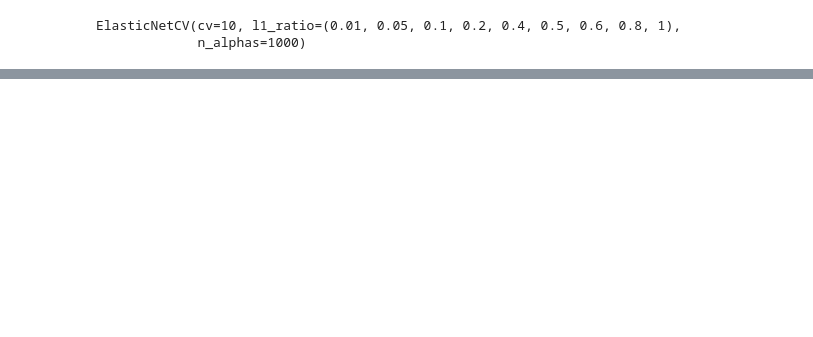
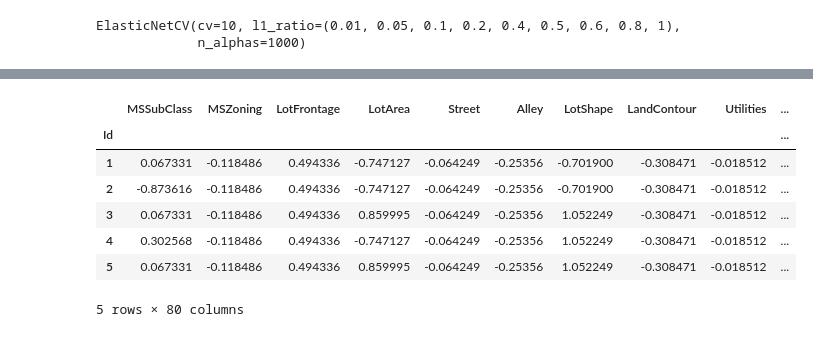
Before and after one commit to brunobou/projet_personnel, a Jupyter notebook: kaggle_house_price/Premiere réponse.ipynb, the cells around one changed output, grey strips where cells are left out. Cells and saved outputs as stored; diff of their text form; code cells hidden in the pictures; blank space fills up the shorter version.

```diff
--- a/kaggle_house_price/Premiere réponse.ipynb
+++ b/kaggle_house_price/Premiere réponse.ipynb
@@ -149,0 +171,13 @@ ValueError: Input contains NaN, infinity or a value too large for dtype('float64
+# %%
+Comp_pred = pd.concat([X_train,X_target_pred])
+# %%
+Comp_pred.head()
+# %% [output]
+|  | MSSubClass | MSZoning | LotFrontage | LotArea | Street | Alley | LotShape | LandContour | Utilities | ... |
+| Id |  |  |  |  |  |  |  |  |  | ... |
+| 1 | 0.067331 | -0.118486 | 0.494336 | -0.747127 | -0.064249 | -0.25356 | -0.701900 | -0.308471 | -0.018512 | ... |
+| 2 | -0.873616 | -0.118486 | 0.494336 | -0.747127 | -0.064249 | -0.25356 | -0.701900 | -0.308471 | -0.018512 | ... |
+| 3 | 0.067331 | -0.118486 | 0.494336 | 0.859995 | -0.064249 | -0.25356 | 1.052249 | -0.308471 | -0.018512 | ... |
+| 4 | 0.302568 | -0.118486 | 0.494336 | -0.747127 | -0.064249 | -0.25356 | 1.052249 | -0.308471 | -0.018512 | ... |
+| 5 | 0.067331 | -0.118486 | 0.494336 | 0.859995 | -0.064249 | -0.25356 | 1.052249 | -0.308471 | -0.018512 | ... |
+5 rows × 80 columns
```
Also changed, not shown: parts of 21 cells of this notebook.
